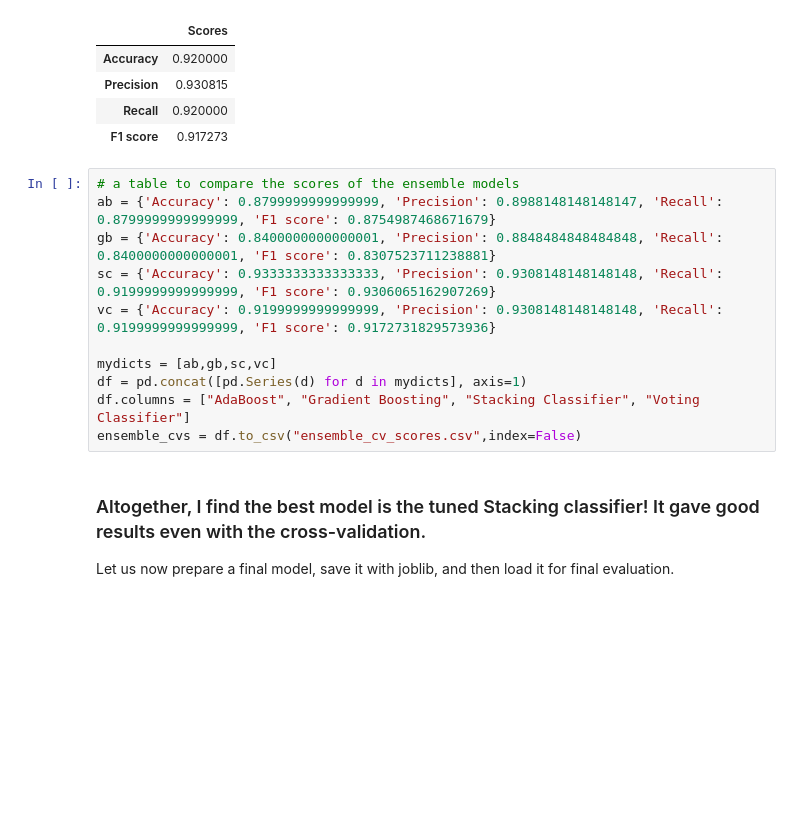
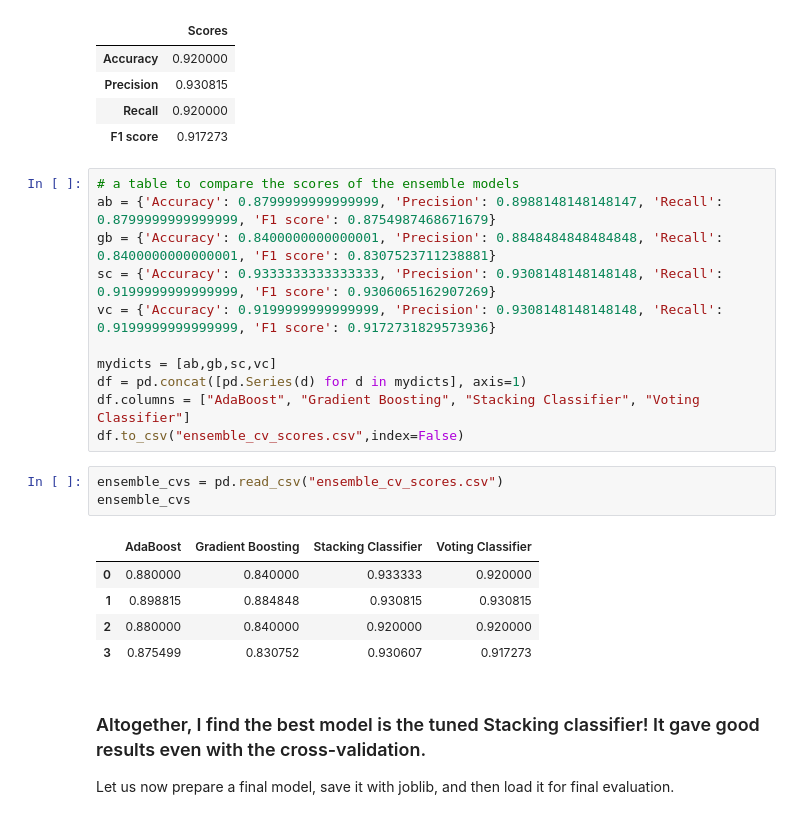
Before and after one commit to cationic-lady/Sleep_lifestyle_analysis, a Jupyter notebook: sleep_detailed.ipynb, the cells around one changed output. Saved outputs shown, nothing was run; the diff lists cells and outputs as text; blank space fills up the shorter version.

```diff
--- a/sleep_detailed.ipynb
+++ b/sleep_detailed.ipynb
@@ -1028,7 +1012,16 @@ vc = {'Accuracy': 0.9199999999999999, 'Precision': 0.9308148148148148, 'Recall':
 mydicts = [ab,gb,sc,vc]
 df = pd.concat([pd.Series(d) for d in mydicts], axis=1)
 df.columns = ["AdaBoost", "Gradient Boosting", "Stacking Classifier", "Voting Classifier"]
-ensemble_cvs = df.to_csv("ensemble_cv_scores.csv",index=False)
+df.to_csv("ensemble_cv_scores.csv",index=False)
+# %%
+ensemble_cvs = pd.read_csv("ensemble_cv_scores.csv")
+ensemble_cvs
+# %% [output]
+|  | AdaBoost | Gradient Boosting | Stacking Classifier | Voting Classifier |
+| 0 | 0.880000 | 0.840000 | 0.933333 | 0.920000 |
+| 1 | 0.898815 | 0.884848 | 0.930815 | 0.930815 |
+| 2 | 0.880000 | 0.840000 | 0.920000 | 0.920000 |
+| 3 | 0.875499 | 0.830752 | 0.930607 | 0.917273 |
 # %% [markdown]
 ### Altogether, I find the best model is the tuned Stacking classifier! It gave good results even with the cross-validation.
 
```
Also changed, not shown: parts of 4 cells of this notebook.
